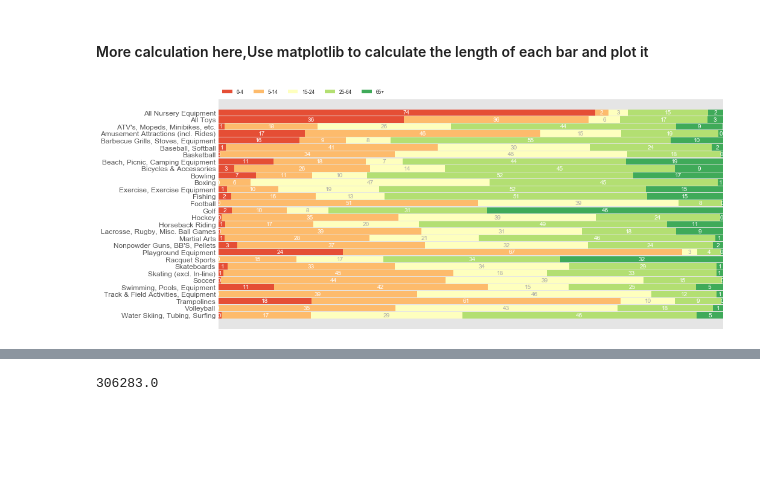
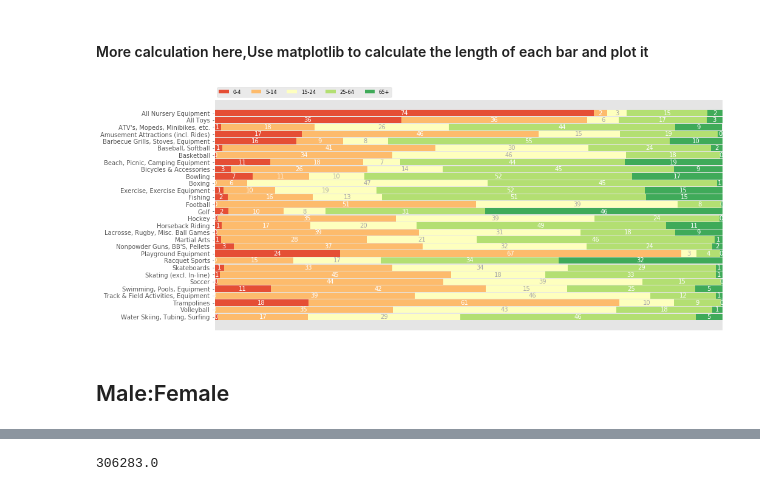
Before and after one commit to RupertHuang1/dataproject, a Jupyter notebook: dataproject.ipynb, the cells around one changed output, grey strips where cells are left out. Cells and saved outputs as stored; diff of their text form; code cells hidden in the pictures; blank space fills up the shorter version.

```diff
--- a/dataproject.ipynb
+++ b/dataproject.ipynb
@@ -104,8 +104,9 @@ def byage(results, category_names):
 
 
     return fig, ax
-
-
-byage(dic1, category_names);
-# %% [output]
-[figure, removed]
+# %%
+byage(dic1, 'category_names');
+# %% [output]
+[figure, added]
+# %% [markdown]
+## Male:Female
```
Also changed, not shown: parts of 14 cells of this notebook.
